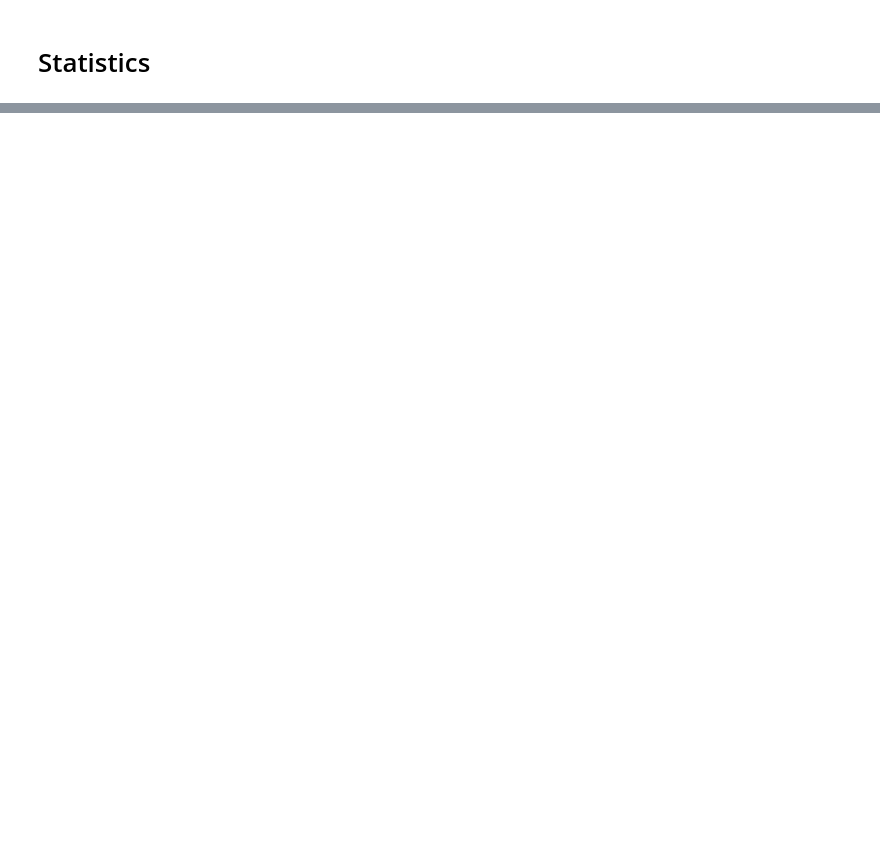
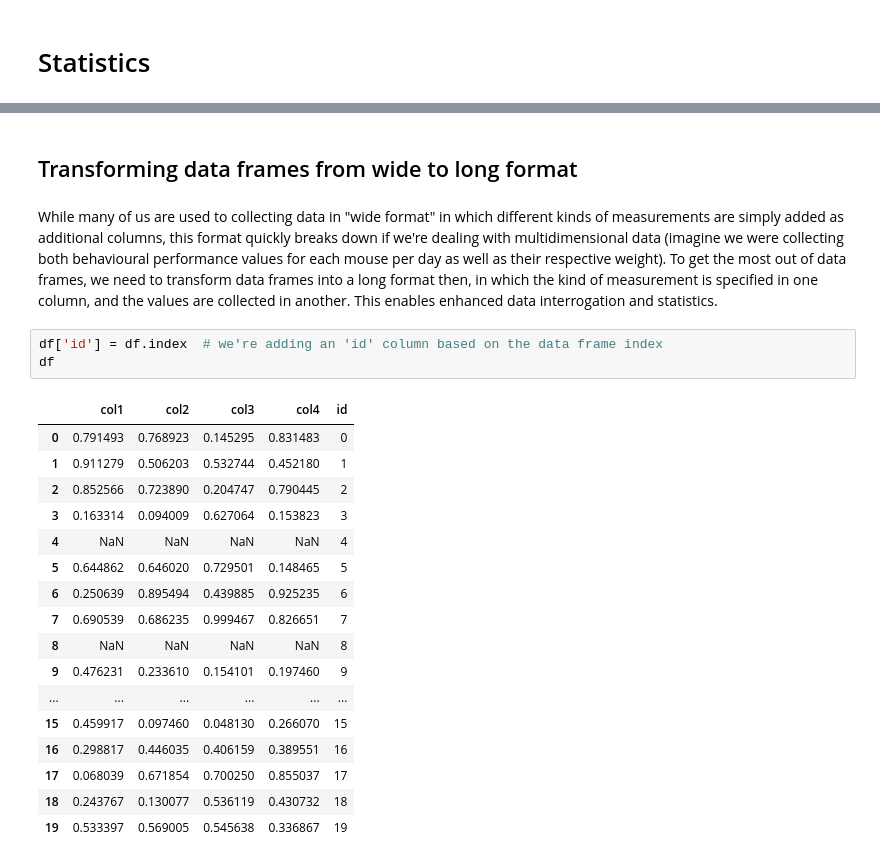
Before and after one commit to obarnstedt/LINdoscope2023, a Jupyter notebook: notebooks/intro_to_python.ipynb, the cells around one changed output, grey strips where cells are left out. Drawn from its saved outputs; the diff is of its cells as text; blank space fills up the shorter version.

```diff
--- a/notebooks/intro_to_python.ipynb
+++ b/notebooks/intro_to_python.ipynb
@@ -245,0 +315,25 @@ ModuleNotFoundError: ignored
+# %% [markdown]
+## Transforming data frames from wide to long format
+# %% [markdown]
+While many of us are used to collecting data in "wide format" in which different kinds of measurements are simply added as additional columns, this format quickly breaks down if we're dealing with multidimensional data (imagine we were collecting both behavioural performance values for each mouse per day as well as their respective weight). To get the most out of data frames, we need to transform data frames into a long format then, in which the kind of measurement is specified in one column, and the values are collected in another. This enables enhanced data interrogation and statistics.
+# %%
+df['id'] = df.index  # we're adding an 'id' column based on the data frame index
+df
+# %% [output]
+|  | col1 | col2 | col3 | col4 | id |
+| 0 | 0.791493 | 0.768923 | 0.145295 | 0.831483 | 0 |
+| 1 | 0.911279 | 0.506203 | 0.532744 | 0.452180 | 1 |
+| 2 | 0.852566 | 0.723890 | 0.204747 | 0.790445 | 2 |
+| 3 | 0.163314 | 0.094009 | 0.627064 | 0.153823 | 3 |
+| 4 | NaN | NaN | NaN | NaN | 4 |
+| 5 | 0.644862 | 0.646020 | 0.729501 | 0.148465 | 5 |
+| 6 | 0.250639 | 0.895494 | 0.439885 | 0.925235 | 6 |
+| 7 | 0.690539 | 0.686235 | 0.999467 | 0.826651 | 7 |
+| 8 | NaN | NaN | NaN | NaN | 8 |
+| 9 | 0.476231 | 0.233610 | 0.154101 | 0.197460 | 9 |
+| ... | ... | ... | ... | ... | ... |
+| 15 | 0.459917 | 0.097460 | 0.048130 | 0.266070 | 15 |
+| 16 | 0.298817 | 0.446035 | 0.406159 | 0.389551 | 16 |
+| 17 | 0.068039 | 0.671854 | 0.700250 | 0.855037 | 17 |
+| 18 | 0.243767 | 0.130077 | 0.536119 | 0.430732 | 18 |
+| 19 | 0.533397 | 0.569005 | 0.545638 | 0.336867 | 19 |
```
Also changed, not shown: parts of 43 cells of this notebook.
